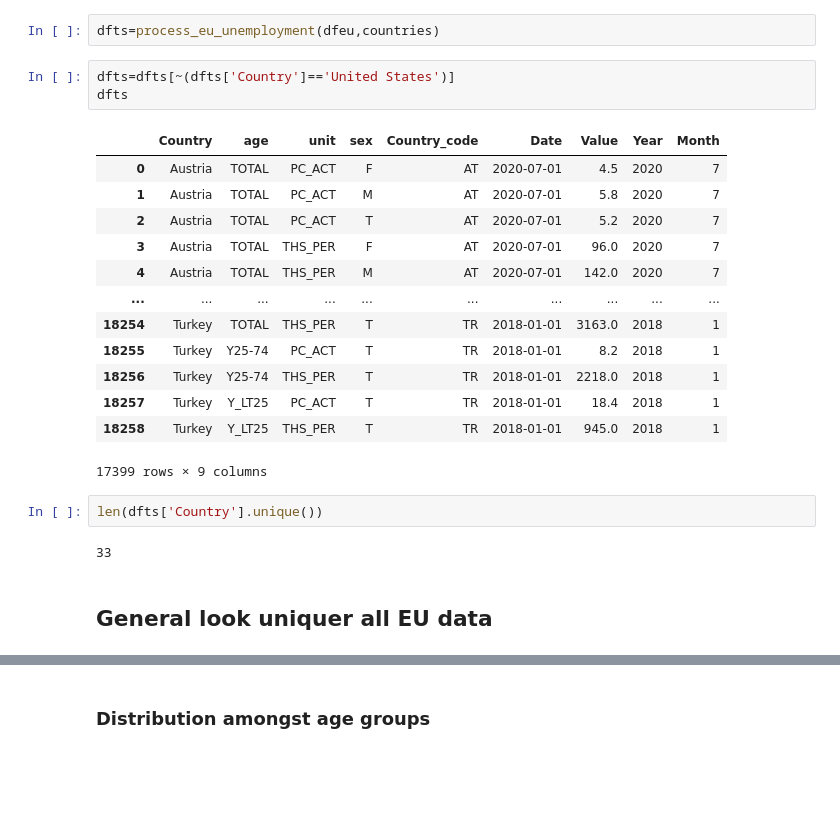
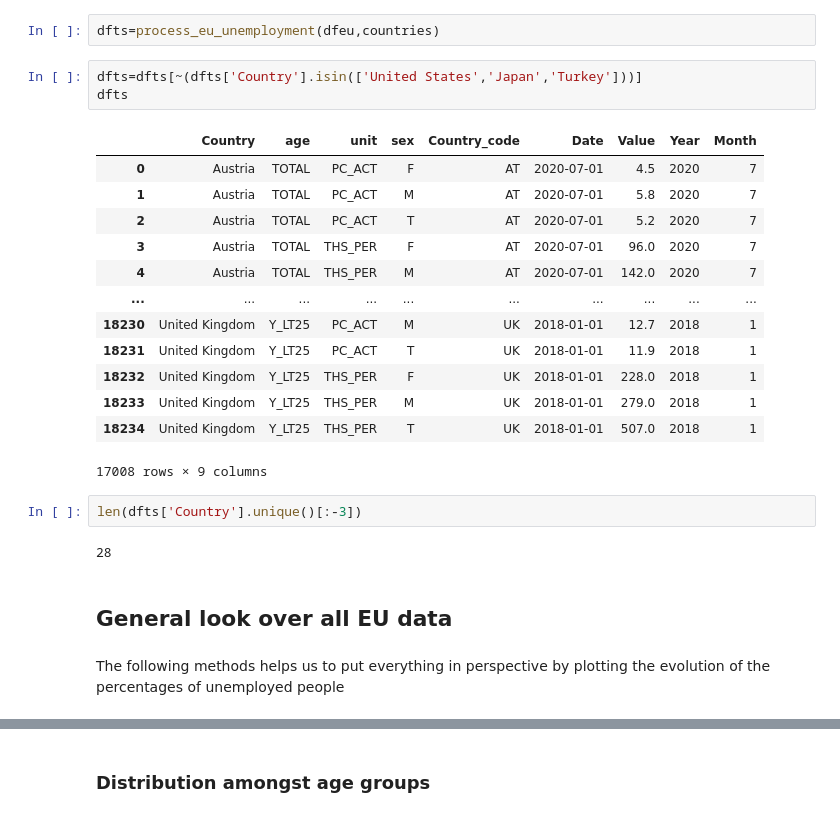
Before and after one commit to epfl-ada/ada-2023-project-bobeast, a Jupyter notebook: Task 4.ipynb, the cells around one changed output, grey strips where cells are left out. Cells and saved outputs as stored; diff of their text form; blank space fills up the shorter version.

```diff
--- a/Task 4.ipynb
+++ b/Task 4.ipynb
@@ -18,28 +18,30 @@ countries = pd.read_csv('DATA/countries_list.csv.xls')
 # %%
 dfts=process_eu_unemployment(dfeu,countries)
 # %%
-dfts=dfts[~(dfts['Country']=='United States')]
+dfts=dfts[~(dfts['Country'].isin(['United States','Japan','Turkey']))]
 dfts
 # %% [output]
 |  | Country | age | unit | sex | Country_code | Date | Value | Year | Month |
 | 0 | Austria | TOTAL | PC_ACT | F | AT | 2020-07-01 | 4.5 | 2020 | 7 |
 | 1 | Austria | TOTAL | PC_ACT | M | AT | 2020-07-01 | 5.8 | 2020 | 7 |
 | 2 | Austria | TOTAL | PC_ACT | T | AT | 2020-07-01 | 5.2 | 2020 | 7 |
 | 3 | Austria | TOTAL | THS_PER | F | AT | 2020-07-01 | 96.0 | 2020 | 7 |
 | 4 | Austria | TOTAL | THS_PER | M | AT | 2020-07-01 | 142.0 | 2020 | 7 |
 | ... | ... | ... | ... | ... | ... | ... | ... | ... | ... |
-| 18254 | Turkey | TOTAL | THS_PER | T | TR | 2018-01-01 | 3163.0 | 2018 | 1 |
-| 18255 | Turkey | Y25-74 | PC_ACT | T | TR | 2018-01-01 | 8.2 | 2018 | 1 |
-| 18256 | Turkey | Y25-74 | THS_PER | T | TR | 2018-01-01 | 2218.0 | 2018 | 1 |
-| 18257 | Turkey | Y_LT25 | PC_ACT | T | TR | 2018-01-01 | 18.4 | 2018 | 1 |
-| 18258 | Turkey | Y_LT25 | THS_PER | T | TR | 2018-01-01 | 945.0 | 2018 | 1 |
+| 18230 | United Kingdom | Y_LT25 | PC_ACT | M | UK | 2018-01-01 | 12.7 | 2018 | 1 |
+| 18231 | United Kingdom | Y_LT25 | PC_ACT | T | UK | 2018-01-01 | 11.9 | 2018 | 1 |
+| 18232 | United Kingdom | Y_LT25 | THS_PER | F | UK | 2018-01-01 | 228.0 | 2018 | 1 |
+| 18233 | United Kingdom | Y_LT25 | THS_PER | M | UK | 2018-01-01 | 279.0 | 2018 | 1 |
+| 18234 | United Kingdom | Y_LT25 | THS_PER | T | UK | 2018-01-01 | 507.0 | 2018 | 1 |
-17399 rows × 9 columns
+17008 rows × 9 columns
 # %%
-len(dfts['Country'].unique())
+len(dfts['Country'].unique()[:-3])
 # %% [output]
-33
+28
 # %% [markdown]
-## General look uniquer all EU data
+## General look over all EU data
+# %% [markdown]
+The following methods helps us to put everything in perspective by plotting the evolution of the percentages of unemployed people
 # %%
 ## General pipeline for processing the aforementionned data
 def unemployment_across_groups(dfts,test_group,size=(12,18)):
```
Also changed, not shown: parts of 7 cells of this notebook, 1 other file.
